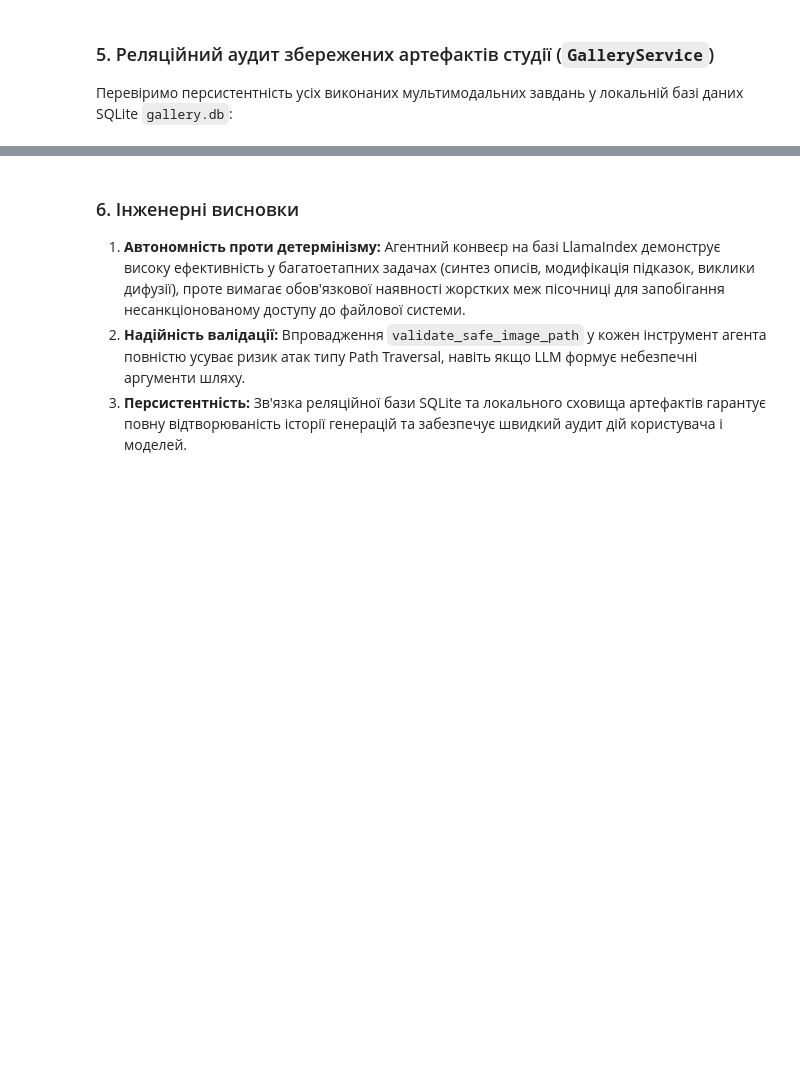
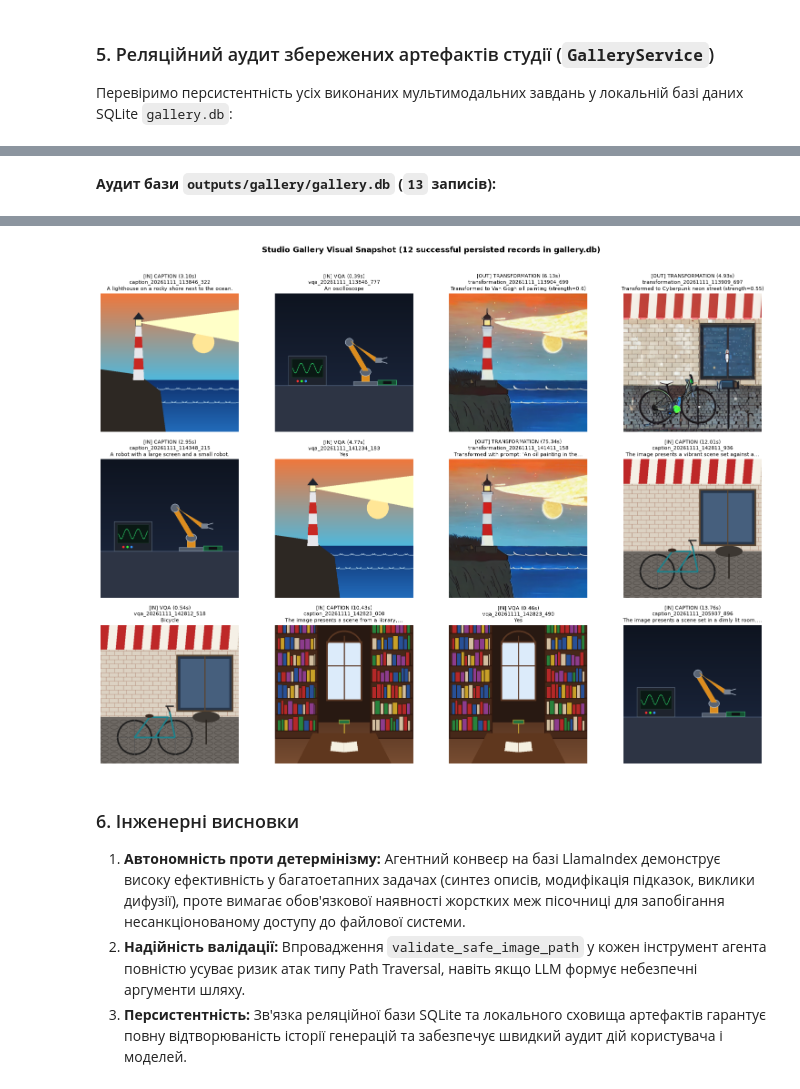
Before and after one commit to Eclipse-XS/Neural-Network-Labs-Max, a Jupyter notebook: lab7_multimodal_studio/notebooks/02_integrated_workflows.ipynb, the cells around one changed output, grey strips where cells are left out. Saved outputs shown, nothing was run; the diff lists cells and outputs as text; code cells hidden in the pictures; blank space fills up the shorter version.

```diff
--- a/lab7_multimodal_studio/notebooks/02_integrated_workflows.ipynb
+++ b/lab7_multimodal_studio/notebooks/02_integrated_workflows.ipynb
@@ -316,0 +380,45 @@ else:
+# %%
+gallery = GalleryService(storage_dir=gallery_dir)
+all_records = gallery.get_records(limit=50)
+df_gallery = pd.DataFrame(all_records)
+
+# Перевірка наявності файлів для кожного запису у gallery.db
+df_gallery['input_exists'] = df_gallery['input_image_path'].apply(lambda p: (gallery_dir / str(p)).exists() if pd.notna(p) else False)
+df_gallery['output_exists'] = df_gallery['output_image_path'].apply(lambda p: (gallery_dir / str(p)).exists() if pd.notna(p) else False)
+
+cols_to_show = ['id', 'timestamp', 'task_type', 'prompt', 'output_text', 'latency_sec', 'status', 'input_exists', 'output_exists']
+display(Markdown(f"**Аудит бази `outputs/gallery/gallery.db` (`{len(df_gallery)}` записів):**"))
+display(df_gallery[cols_to_show])
+
+# Візуальна контактна сітка всіх 12 успішних артефактів із gallery.db
+ok_records = [r for r in all_records if r.get('status') == 'success']
+ok_records = list(reversed(ok_records))  # Хронологічний порядок
+ncols = 4
+nrows = (len(ok_records) + ncols - 1) // ncols
+fig, axes = plt.subplots(nrows, ncols, figsize=(15.5, 3.8 * nrows))
+axes_flat = axes.flatten() if hasattr(axes, 'flatten') else [axes]
+
+for idx, ax in enumerate(axes_flat):
+    if idx >= len(ok_records):
+        ax.axis('off')
+        continue
+    r = ok_records[idx]
+    img_rel = r.get('output_image_path') or r.get('input_image_path')
+    img_path = gallery_dir / str(img_rel) if img_rel else None
+    if img_path and img_path.exists():
+        ax.imshow(Image.open(img_path).convert('RGB'))
+    else:
+        ax.text(0.5, 0.5, 'MISSING', ha='center', va='center')
+    out_snip = textwrap.shorten(str(r.get('output_text', '')).replace('\n', ' '), width=55, placeholder='...')
+    tag = 'OUT' if r.get('output_image_path') else 'IN'
+    ax.set_title(
+        f"[{tag}] {r['task_type'].upper()} ({r['latency_sec']:.2f}s)\n{r['id']}\n{out_snip}",
+        fontsize=7.8, pad=5
+    )
+    ax.axis('off')
+
+fig.suptitle(f"Studio Gallery Visual Snapshot ({len(ok_records)} successful persisted records in gallery.db)", fontsize=12, fontweight='bold', y=1.01)
+plt.tight_layout()
+plt.show()
+# %% [output]
+**Аудит бази `outputs/gallery/gallery.db` (`13` записів):**
@@ -317,3 +439,4 @@ else:
+[figure, added]
 # %% [markdown]
 ### 6. Інженерні висновки
 
```
Also changed, not shown: parts of 6 cells of this notebook, 10 other files.
